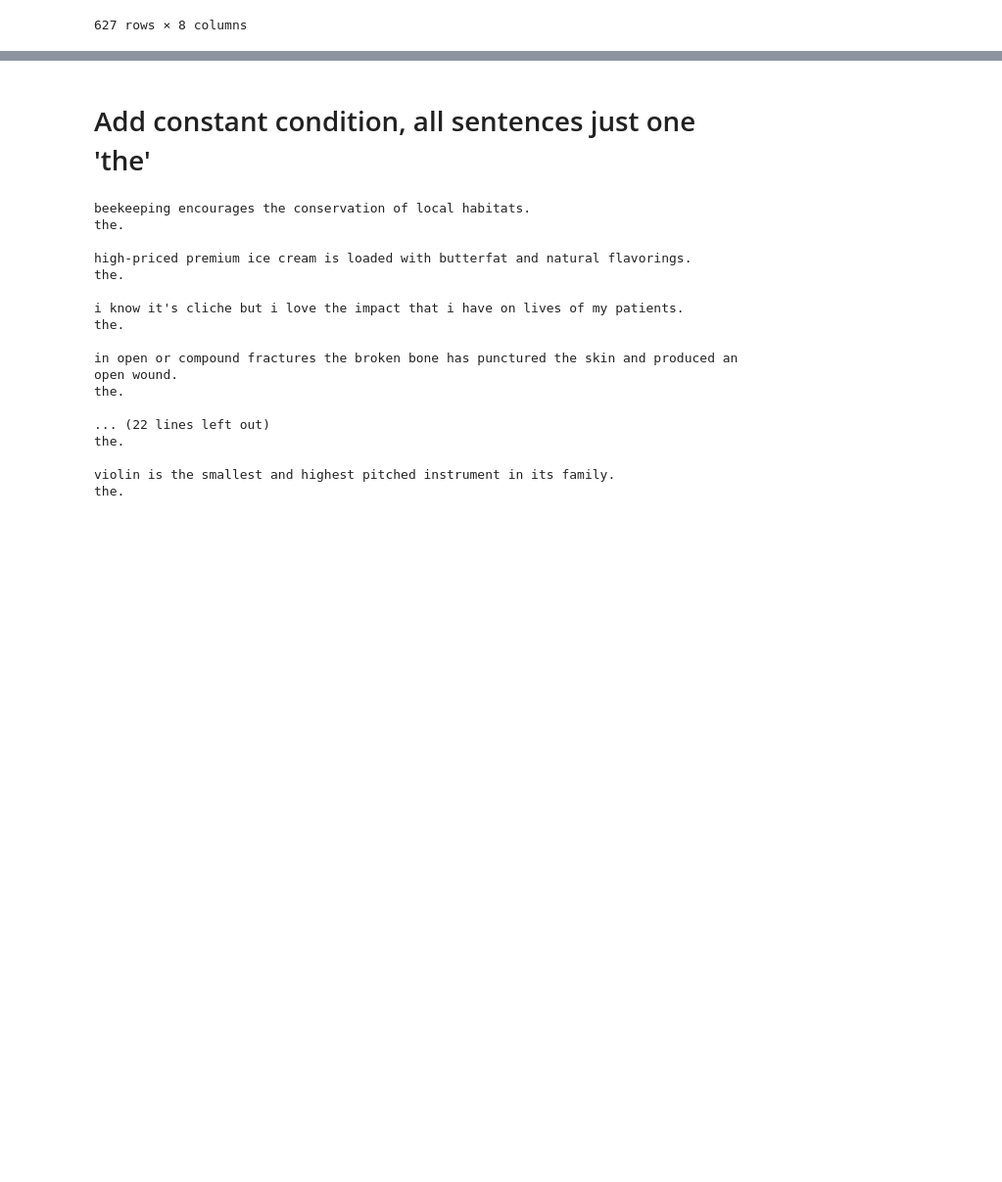
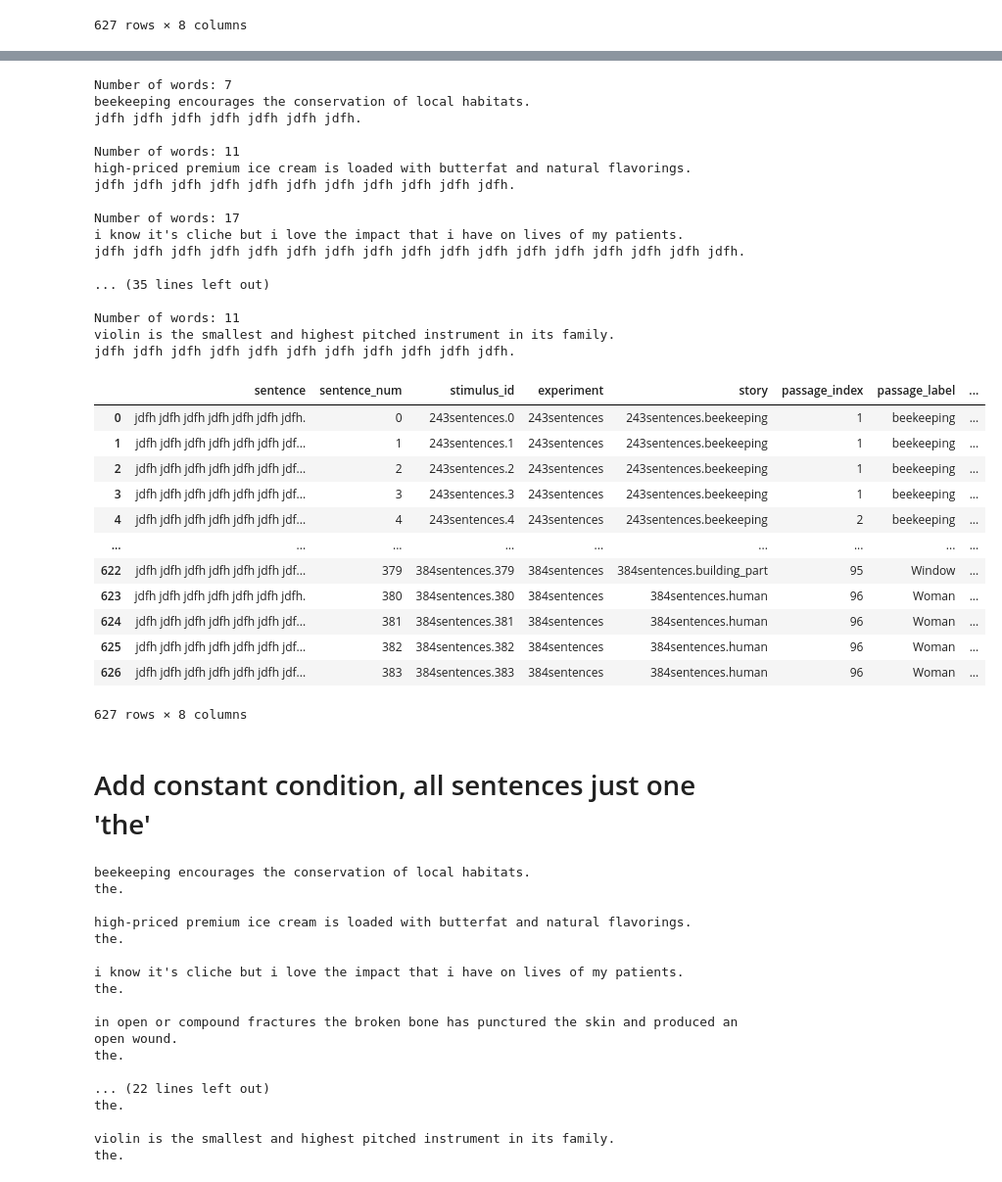
Before and after one commit to carina-kauf/perturbed-neural-nlp, a Jupyter notebook: ressources/stimuli_creation/2_create_information-loss-manipulation.ipynb, the cells around one changed output, grey strips where cells are left out. Shown at 98% size. Cells and saved outputs as stored; diff of their text form; code cells hidden in the pictures; blank space fills up the shorter version.

```diff
--- a/ressources/stimuli_creation/2_create_information-loss-manipulation.ipynb
+++ b/ressources/stimuli_creation/2_create_information-loss-manipulation.ipynb
@@ -635,3 +705,37 @@ the the the the the the the the the the the.
+# %%
+length_control_oov_df = get_length_control_CONTROL(Original, CONTROL_TYPE="oov")
+length_control_oov_df
+# %% [output]
+Number of words: 7
+beekeeping encourages the conservation of local habitats.
+jdfh jdfh jdfh jdfh jdfh jdfh jdfh.
+
+Number of words: 11
+high-priced premium ice cream is loaded with butterfat and natural flavorings.
+jdfh jdfh jdfh jdfh jdfh jdfh jdfh jdfh jdfh jdfh jdfh.
+
+Number of words: 17
+i know it's cliche but i love the impact that i have on lives of my patients.
+jdfh jdfh jdfh jdfh jdfh jdfh jdfh jdfh jdfh jdfh jdfh jdfh jdfh jdfh jdfh jdfh jdfh.
+
+... (35 lines left out)
+
+Number of words: 11
+violin is the smallest and highest pitched instrument in its family.
+jdfh jdfh jdfh jdfh jdfh jdfh jdfh jdfh jdfh jdfh jdfh.
+|  | sentence | sentence_num | stimulus_id | experiment | story | passage_index | passage_label | ... |
+| 0 | jdfh jdfh jdfh jdfh jdfh jdfh jdfh. | 0 | 243sentences.0 | 243sentences | 243sentences.beekeeping | 1 | beekeeping | ... |
+| 1 | jdfh jdfh jdfh jdfh jdfh jdfh jdf... | 1 | 243sentences.1 | 243sentences | 243sentences.beekeeping | 1 | beekeeping | ... |
+| 2 | jdfh jdfh jdfh jdfh jdfh jdfh jdf... | 2 | 243sentences.2 | 243sentences | 243sentences.beekeeping | 1 | beekeeping | ... |
+| 3 | jdfh jdfh jdfh jdfh jdfh jdfh jdf... | 3 | 243sentences.3 | 243sentences | 243sentences.beekeeping | 1 | beekeeping | ... |
+| 4 | jdfh jdfh jdfh jdfh jdfh jdfh jdf... | 4 | 243sentences.4 | 243sentences | 243sentences.beekeeping | 2 | beekeeping | ... |
+| ... | ... | ... | ... | ... | ... | ... | ... | ... |
+| 622 | jdfh jdfh jdfh jdfh jdfh jdfh jdf... | 379 | 384sentences.379 | 384sentences | 384sentences.building_part | 95 | Window | ... |
+| 623 | jdfh jdfh jdfh jdfh jdfh jdfh jdfh. | 380 | 384sentences.380 | 384sentences | 384sentences.human | 96 | Woman | ... |
+| 624 | jdfh jdfh jdfh jdfh jdfh jdfh jdf... | 381 | 384sentences.381 | 384sentences | 384sentences.human | 96 | Woman | ... |
+| 625 | jdfh jdfh jdfh jdfh jdfh jdfh jdf... | 382 | 384sentences.382 | 384sentences | 384sentences.human | 96 | Woman | ... |
+| 626 | jdfh jdfh jdfh jdfh jdfh jdfh jdf... | 383 | 384sentences.383 | 384sentences | 384sentences.human | 96 | Woman | ... |
+627 rows × 8 columns
 # %% [markdown]
 # Add constant condition, all sentences just one 'the'
 # %%
```
Also changed, not shown: parts of 5 cells of this notebook, 5 other files.
